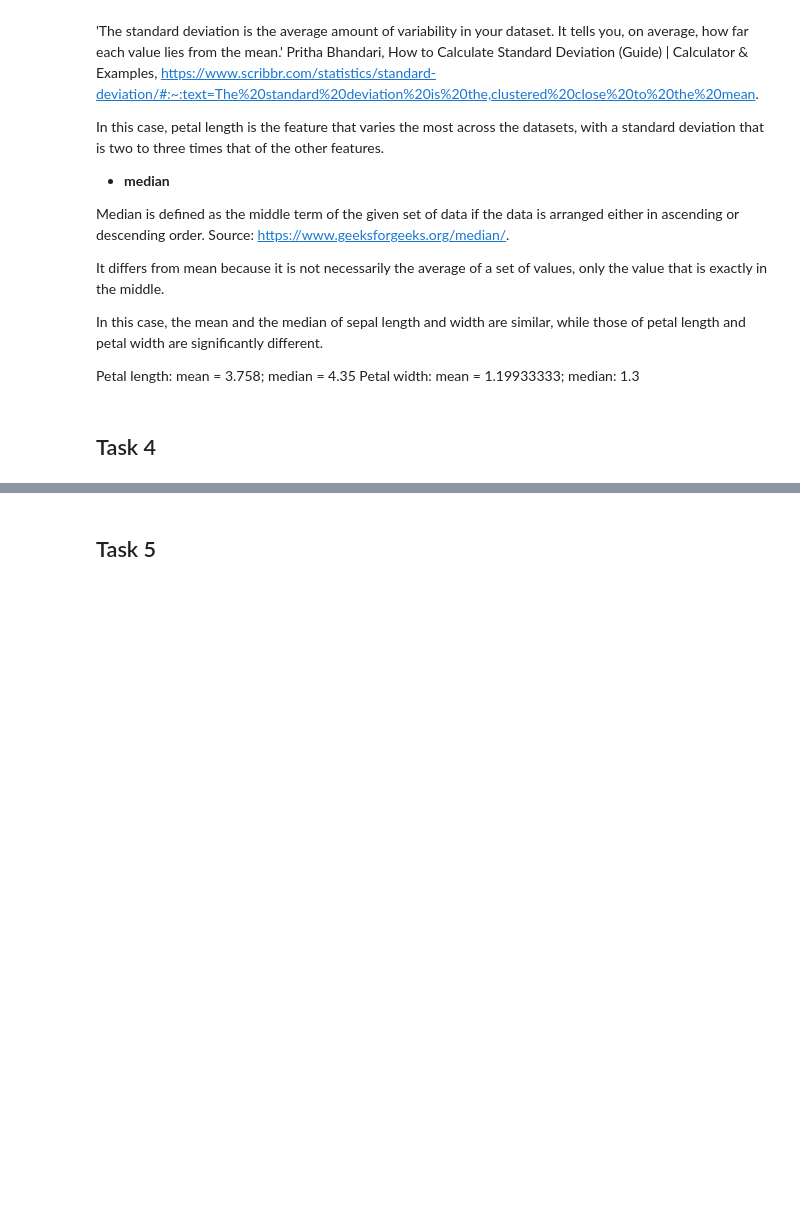
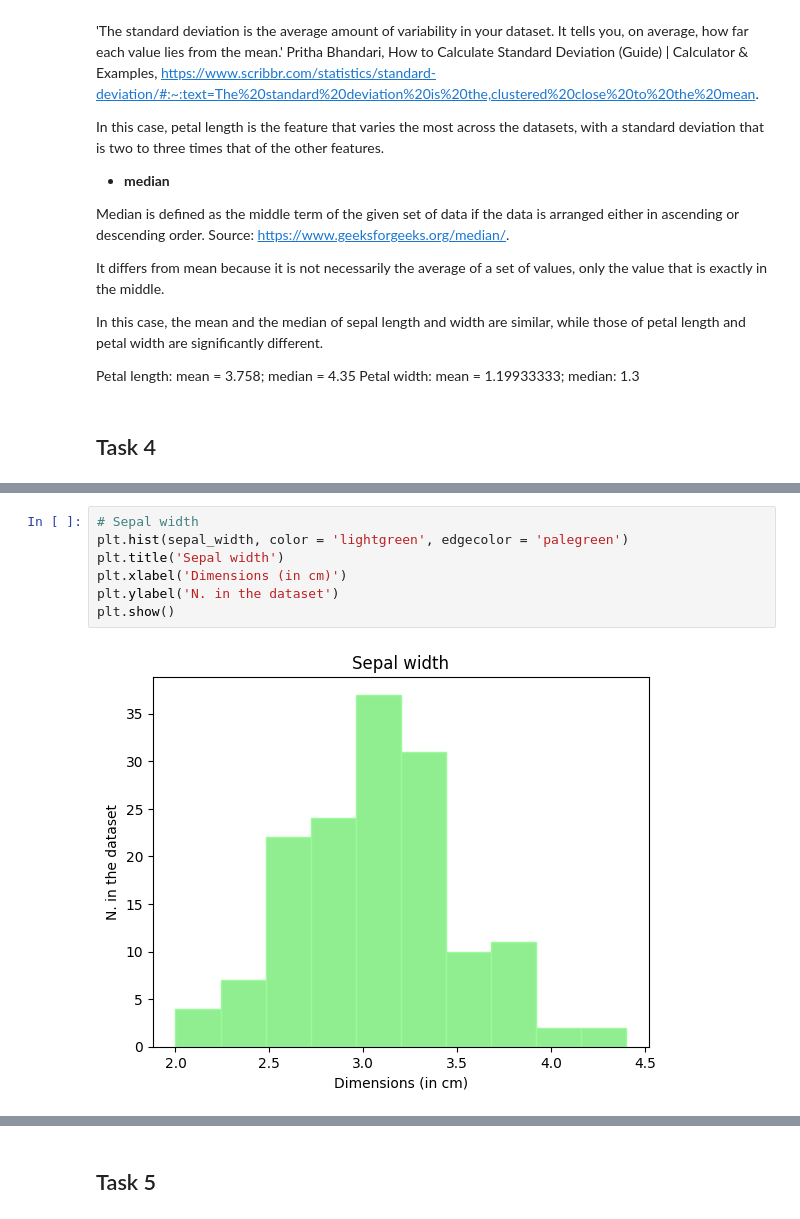
Before and after one commit to irenecelebrin/principles_of_data_analytics, a Jupyter notebook: tasks.ipynb, the cells around one changed output, grey strips where cells are left out. Cells and saved outputs as stored; diff of their text form; blank space fills up the shorter version.

```diff
--- a/tasks.ipynb
+++ b/tasks.ipynb
@@ -162,0 +209,9 @@ Petal width: mean = 1.19933333; median: 1.3
+# %%
+# Sepal width
+plt.hist(sepal_width, color = 'lightgreen', edgecolor = 'palegreen')
+plt.title('Sepal width')
+plt.xlabel('Dimensions (in cm)')
+plt.ylabel('N. in the dataset')
+plt.show()
+# %% [output]
+[figure, added]
```
Also changed, not shown: parts of 14 cells of this notebook.
